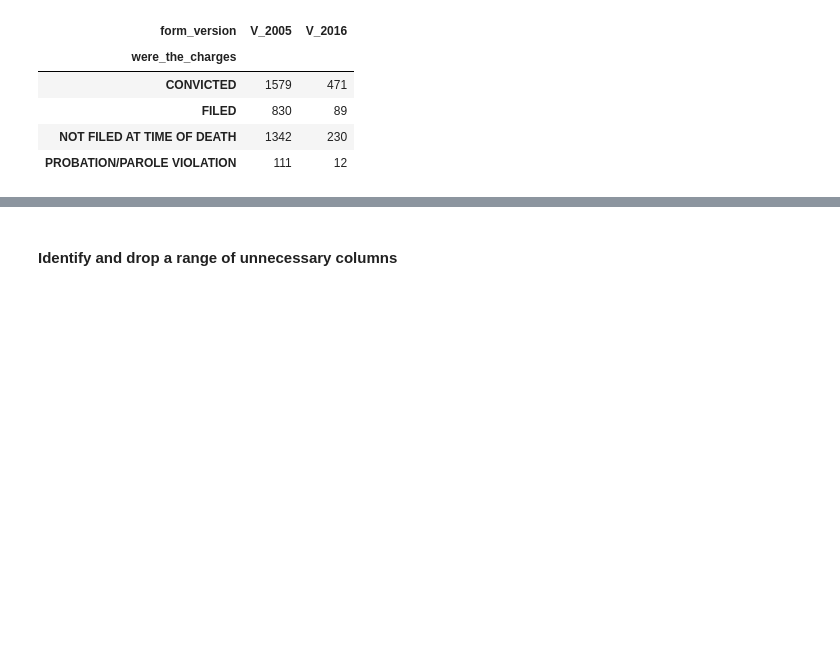
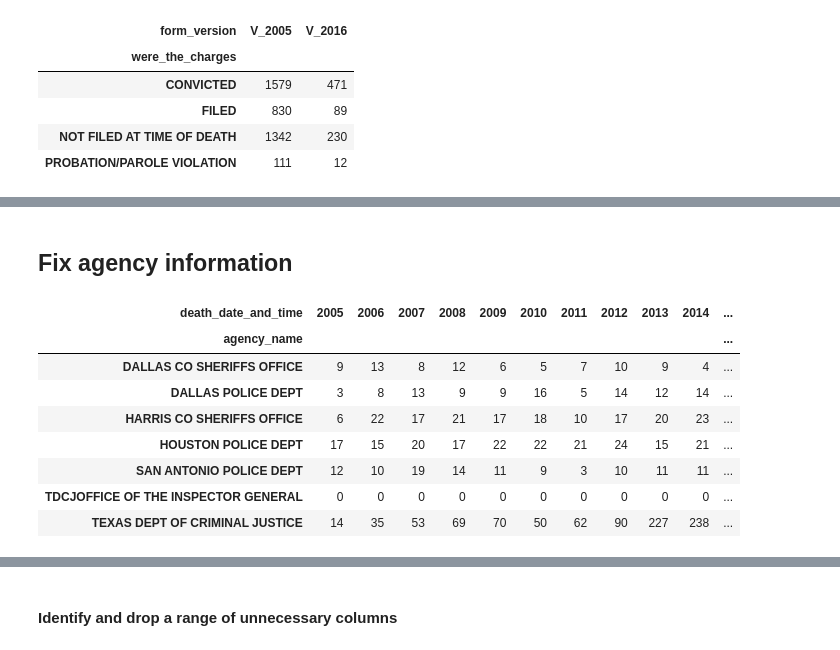
Before and after one commit to texas-justice-initiative/data-processing, a Jupyter notebook: data_cleaning/clean_cdr.ipynb, the cells around one changed output, grey strips where cells are left out. Saved outputs shown, nothing was run; the diff lists cells and outputs as text; code cells hidden in the pictures; blank space fills up the shorter version.

```diff
--- a/data_cleaning/clean_cdr.ipynb
+++ b/data_cleaning/clean_cdr.ipynb
@@ -471,5 +492,0 @@ cdr[cdr['manner_of_death'] == 'OTHER, SPECIFY'][['manner_of_death', 'manner_of_d
-# %%
-undetermined = cdr['manner_of_death'] == 'COULD NOT BE DETERMINED'
-cdr.loc[undetermined, 'manner_of_death'] = 'OTHER, SPECIFY'
-cdr.loc[undetermined, 'manner_of_death_description'] = 'UNDETERMINED'
-pd.crosstab(cdr.form_version, cdr.manner_of_death).T
@@ -582,0 +610,10 @@ pd.crosstab(cdr['were_the_charges'], cdr.form_version)
+# %%
+replacements = {
+    'PRE-CUSTODIAL USE OF FORCE': 'POLICE CUSTODY (PRE-BOOKING)',
+    'PRIVATE CORRECTIONAL FACILITY': 'PRIVATE FACILITY',
+    'COUNTY JAIL': 'JAIL',
+    'MUNICIPAL JAIL': 'JAIL',
+    'PENITENTIARY': 'PRISON',
+}
+cdr['type_of_custody'] = cdr['type_of_custody'].apply(lambda x: replacements.get(x.strip(), x))
+pd.crosstab(cdr['type_of_custody'], cdr.form_version)
@@ -582,0 +650,16 @@ pd.crosstab(cdr['were_the_charges'], cdr.form_version)
+# %%
+replacements = {
+    'TDCJ, SPECIFY': 'TDCJ',
+    'CUSTODY OF PEACE OFFICER DURING/FLEEING ARREST': 'CUSTODY OF LAW ENFORCEMENT PERSONNEL DURING/FLEEING ARREST',
+    'CUSTODY OF PEACE OFFICER SUBSEQUENT TO ARREST': 'CUSTODY OF LAW ENFORCEMENT PERSONNEL AFTER ARREST',
+    'CUSTODY OF LAW ENFORCEMENT PERSONNEL SUBSEQUENT TO ARREST': 'CUSTODY OF LAW ENFORCEMENT PERSONNEL AFTER ARREST',
+    'TEXAS-JUVENILE JUSTICE DEPARTMENT - FACILITY/DETENTION CENTER, SPECIFY': 'OTHER',
+    'TJPC': 'OTHER',
+    'TYC': 'OTHER',
+    'HALFWAY HOUSE/RESTITUTION CENTER': 'OTHER',
+    'CORRECTIONAL/REHABILITATION FACILITY': 'OTHER',
+    'NON-LAW ENFORCEMENT DETOX FACILITY': 'OTHER',
+}
+cdr['specific_type_of_custody_facility'] = cdr['specific_type_of_custody_facility'].apply(
+    lambda x: x if pd.isnull(x) else replacements.get(x.strip(), x))
+pd.crosstab(cdr['specific_type_of_custody_facility'], cdr.form_version)
@@ -582,0 +696,15 @@ pd.crosstab(cdr['were_the_charges'], cdr.form_version)
+# %% [markdown]
+## Fix agency information
+# %%
+frame = pd.crosstab(cdr.agency_name, cdr.death_date_and_time.dt.year)
+frame[frame.sum(axis=1) > 100]
+# %% [output]
+| death_date_and_time | 2005 | 2006 | 2007 | 2008 | 2009 | 2010 | 2011 | 2012 | 2013 | 2014 | ... |
+| agency_name |  |  |  |  |  |  |  |  |  |  | ... |
+| DALLAS CO SHERIFFS OFFICE | 9 | 13 | 8 | 12 | 6 | 5 | 7 | 10 | 9 | 4 | ... |
+| DALLAS POLICE DEPT | 3 | 8 | 13 | 9 | 9 | 16 | 5 | 14 | 12 | 14 | ... |
+| HARRIS CO SHERIFFS OFFICE | 6 | 22 | 17 | 21 | 17 | 18 | 10 | 17 | 20 | 23 | ... |
+| HOUSTON POLICE DEPT | 17 | 15 | 20 | 17 | 22 | 22 | 21 | 24 | 15 | 21 | ... |
+| SAN ANTONIO POLICE DEPT | 12 | 10 | 19 | 14 | 11 | 9 | 3 | 10 | 11 | 11 | ... |
+| TDCJOFFICE OF THE INSPECTOR GENERAL | 0 | 0 | 0 | 0 | 0 | 0 | 0 | 0 | 0 | 0 | ... |
+| TEXAS DEPT OF CRIMINAL JUSTICE | 14 | 35 | 53 | 69 | 70 | 50 | 62 | 90 | 227 | 238 | ... |
```
Also changed, not shown: parts of 54 cells of this notebook, 1 other file.
